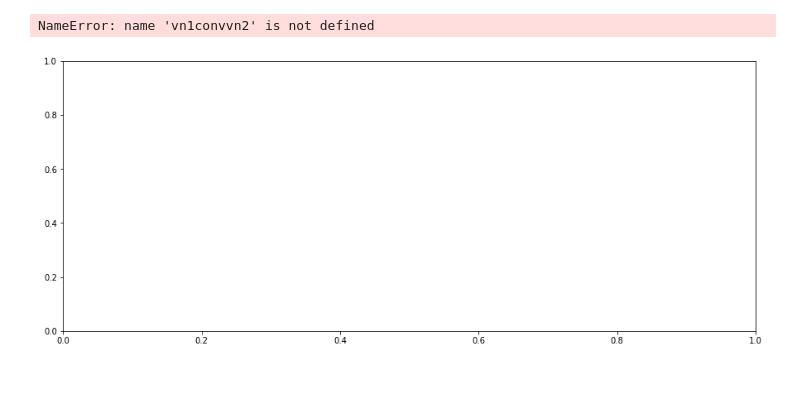
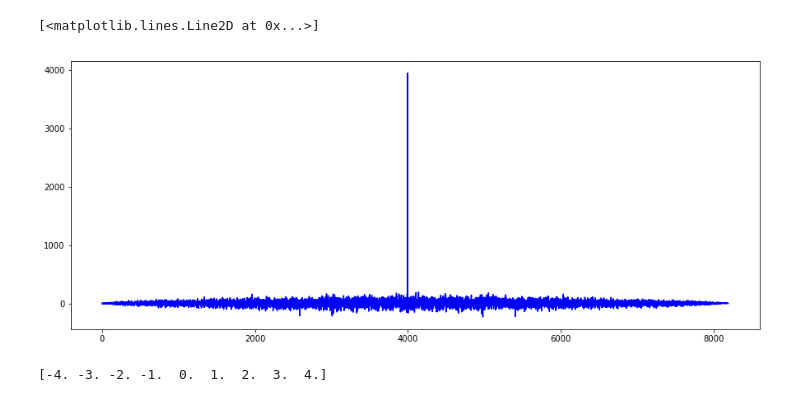
Before and after one commit to jeffralyjz/SkyNoise, a Jupyter notebook: SmallTask2.ipynb, the cells around one changed output. Cells and saved outputs as stored; diff of their text form; code cells hidden in the pictures.

```diff
--- a/SmallTask2.ipynb
+++ b/SmallTask2.ipynb
@@ -103,12 +108,12 @@ ax_1.plot(v_1convv_2, c='b'); ax_1.set_title('Correlated')
 # %%
-vn1 = n1_a1 + n2_a1
-vn2 = n1_a2 + n2_a2
+vn1 = n1_a1 #+ n2_a1
+vn2 = n1_a2 #+ n2_a2
 
-
+vn1convvn2 = conv(vn1,vn2[::-1], 'full')
 
 
 fig, (ax_1) = plt.subplots(1,figsize=(15,6))
-ax_1.plot(vn1convvn2, c='r')
+ax_1.plot(vn1convvn2, c='b')
 # %% [output]
-NameError: name 'vn1convvn2' is not defined
+[<matplotlib.lines.Line2D at 0x...>]
-[figure, old version]
+[figure, new version]
@@ -114,0 +126,8 @@ NameError: name 'vn1convvn2' is not defined
+# %%
+conva=np.convolve(_a_,_a_, 'full')
+convash = np.fft.fftshift(np.convolve(_a_,_a_, 'full'))
+
+x_coords = np.linspace(-4,4,9)
+print x_coords
+# %% [output]
+[-4. -3. -2. -1.  0.  1.  2.  3.  4.]
```
Also changed, not shown: parts of 8 cells of this notebook, 2 other files.
